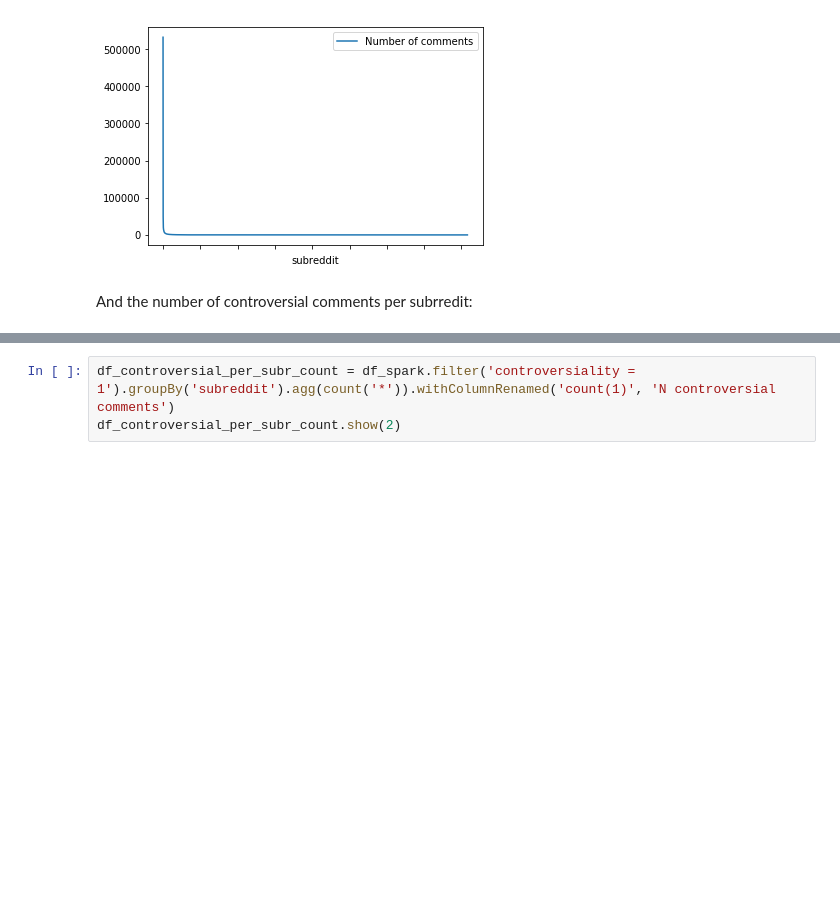
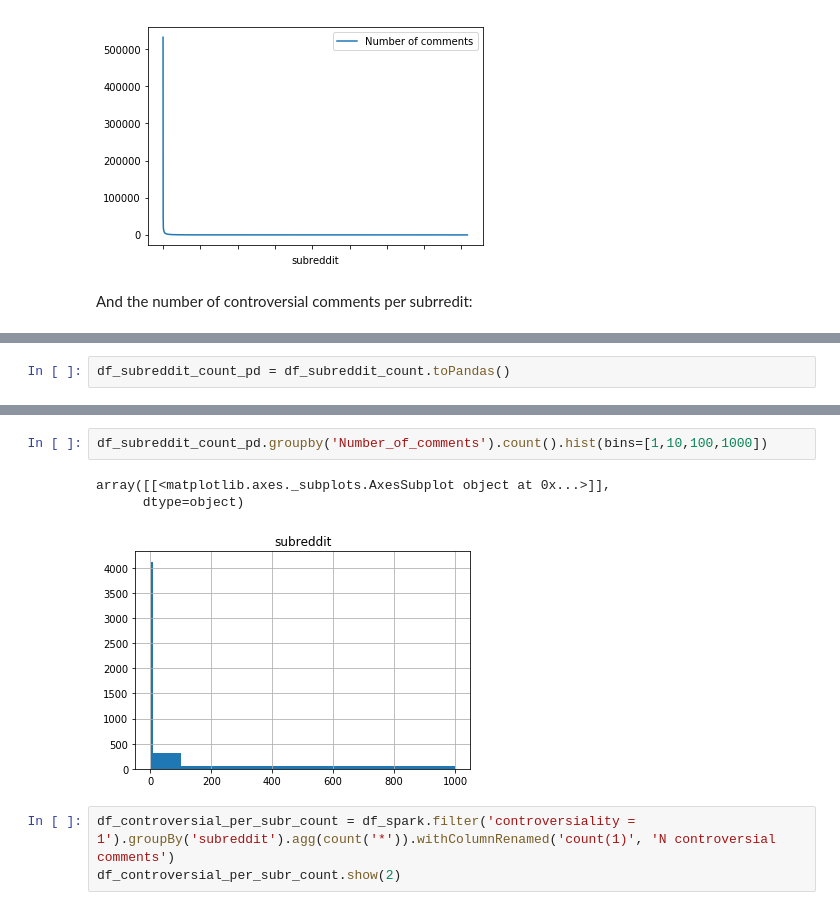
Before and after one commit to VashMKS/ada-project, a Jupyter notebook: Milestone 2.ipynb, the cells around one changed output, grey strips where cells are left out. Saved outputs shown, nothing was run; the diff lists cells and outputs as text; blank space fills up the shorter version.

```diff
--- a/Milestone 2.ipynb
+++ b/Milestone 2.ipynb
@@ -339,0 +362,2 @@ And the number of controversial comments per subrredit:
+# %%
+df_subreddit_count_pd = df_subreddit_count.toPandas()
@@ -340,3 +408,9 @@ And the number of controversial comments per subrredit:
+# %%
+df_subreddit_count_pd.groupby('Number_of_comments').count().hist(bins=[1,10,100,1000])
+# %% [output]
+array([[<matplotlib.axes._subplots.AxesSubplot object at 0x...>]],
+      dtype=object)
+[figure, added]
 # %%
 df_controversial_per_subr_count = df_spark.filter('controversiality = 1').groupBy('subreddit').agg(count('*')).withColumnRenamed('count(1)', 'N controversial comments')
 df_controversial_per_subr_count.show(2)
```
Also changed, not shown: parts of 9 cells of this notebook.
